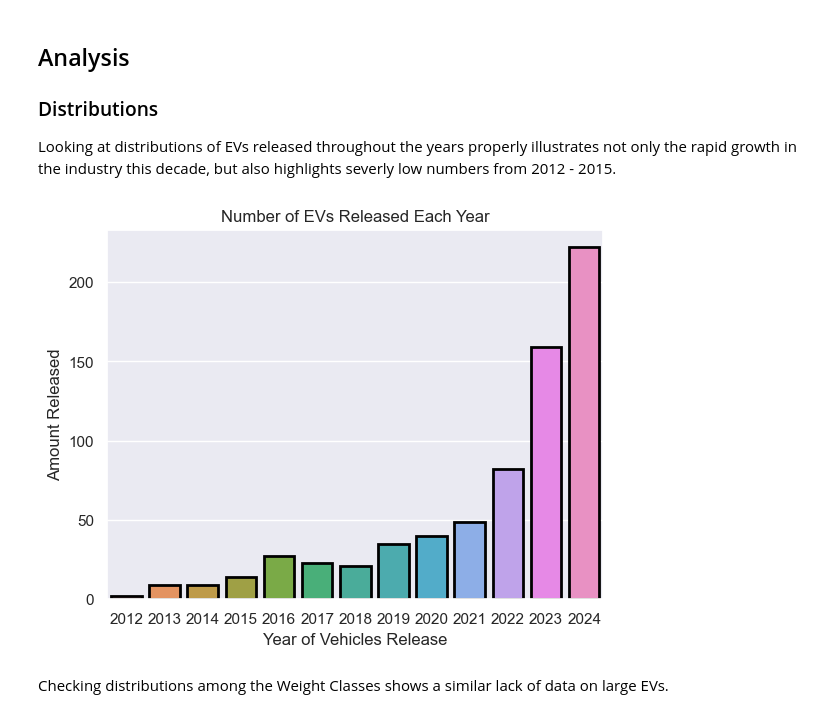
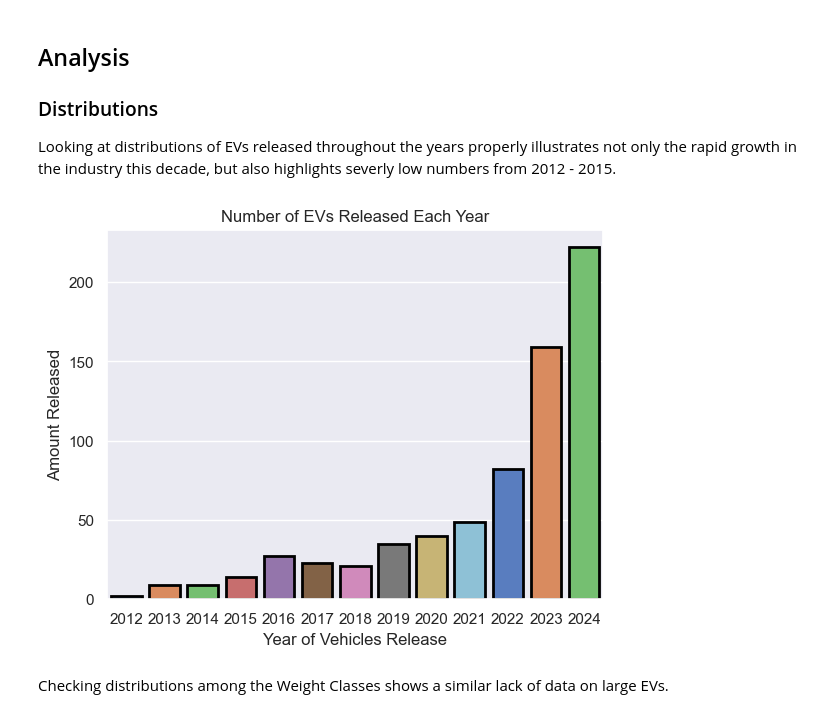
Before and after one commit to Ellie-Cunningham/Obsolescence-Electric-Vehicles-and-You, a Jupyter notebook: Report.ipynb, the cells around one changed output. Cells and saved outputs as stored; diff of their text form; code cells hidden in the pictures.

Commit message:
Fixed issues with graph rendering in newer versions of seaborn, pdf export added for those who don't wish to compile the notebook for themselves

```diff
--- a/Report.ipynb
+++ b/Report.ipynb
@@ -88,12 +88,14 @@ Looking at distributions of EVs released throughout the years properly illustrat
 # %%
 # Set base theme/style
 sns.set_theme()
 
 # Plotting, changing axis labels/titles, more cosmetic  adjustments not included in base theme
-year_distro = sns.countplot(x = ev["Year"], linewidth = 2, edgecolor = "black")
-year_distro = year_distro.set(title = "Number of EVs Released Each Year", xlabel = "Year of Vehicles Release", ylabel = "Amount Released")
+year_distro = sns.countplot(x = ev["Year"], linewidth = 2, edgecolor = "black", hue = ev["Year"], legend = False, palette = "muted")
+year_distro = year_distro.set(title = "Number of EVs Released Each Year",
+                              xlabel = "Year of Vehicles Release",
+                              ylabel = "Amount Released")
 # %% [output]
-[figure, old version]
+[figure, new version]
 # %% [markdown]
 Checking distributions among the Weight Classes shows a similar lack of data on large EVs.
 # %%
```
Also changed, not shown: parts of 1 cell of this notebook, 2 other files.
